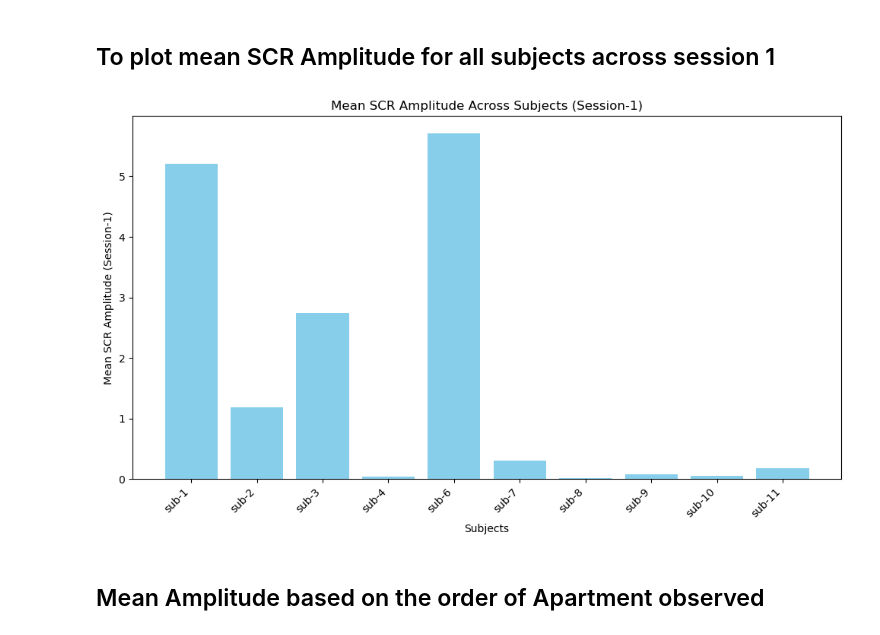
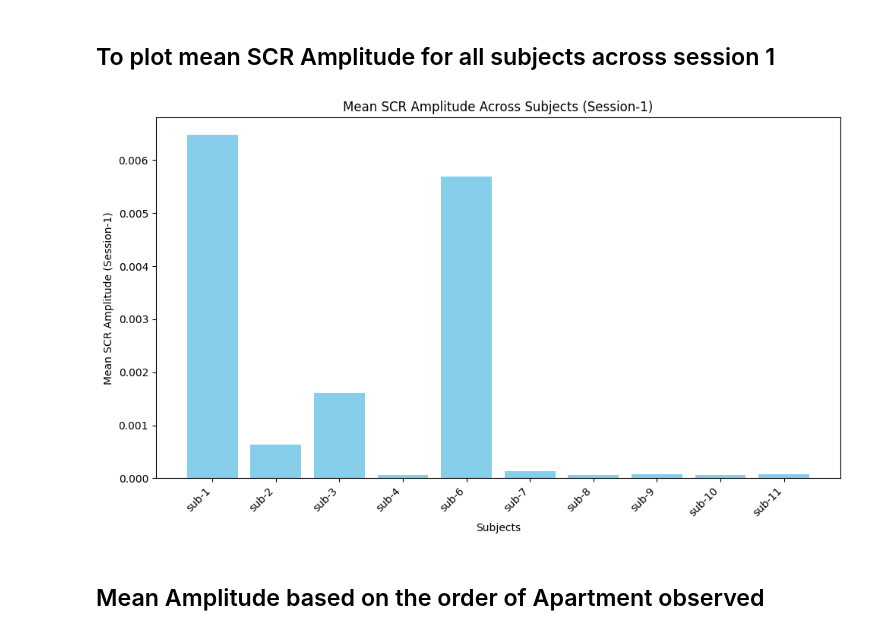
Before and after one commit to DhwaniShah7/Fear_Learning, a Jupyter notebook: Analysis/plot-pilot-scr.ipynb, the cells around one changed output. Saved outputs shown, nothing was run; the diff lists cells and outputs as text; code cells hidden in the pictures.

```diff
--- a/Analysis/plot-pilot-scr.ipynb
+++ b/Analysis/plot-pilot-scr.ipynb
@@ -117,35 +117,35 @@ for sub_dir in folder_names:
         session_1_path = os.path.join(sub_path, sessions[0])  # Access only session-1.csv
         if os.path.exists(session_1_path):
             try:
                 df_session_1 = pd.read_csv(session_1_path)
-                mean_SCR_Amp = df_session_1['EDA_Tonic'].mean()
+                mean_SCR_Amp = df_session_1['SCR_Height'].mean()
                 session_1_means[sub_dir] = mean_SCR_Amp
             except Exception as e:  # Handle potential errors
                 print(f"Error processing file {session_1_path}: {e}")
 
 # Create a pandas Series from the dictionary for plotting
 subjects = list(session_1_means.keys())
 mean_values = list(session_1_means.values())
 df_data = pd.Series(mean_values, index=subjects)
 
 # Create the bar graph
 plt.figure(figsize=(10, 6))
 plt.bar(df_data.index, df_data.values, color='skyblue')
 
 # Set labels and title
 plt.xlabel('Subjects')
 plt.ylabel('Mean SCR Amplitude (Session-1)')
 plt.title('Mean SCR Amplitude Across Subjects (Session-1)')
 plt.xticks(rotation=45, ha='right')  # Rotate x-axis labels for readability
 plt.tight_layout()
 
 # Show or save the plot
 if save_figs == 1:
     plt.savefig(f"{fig_dir}/Mean_SCR_Amplitude_Session_1.png", dpi=300, bbox_inches='tight')
 else:
     plt.show()
 # %% [output]
-[figure, old version]
+[figure, new version]
 # %% [markdown]
 ## Mean Amplitude based on the order of Apartment observed
 # %%
```
Also changed, not shown: parts of 5 cells of this notebook, 10 other files.
